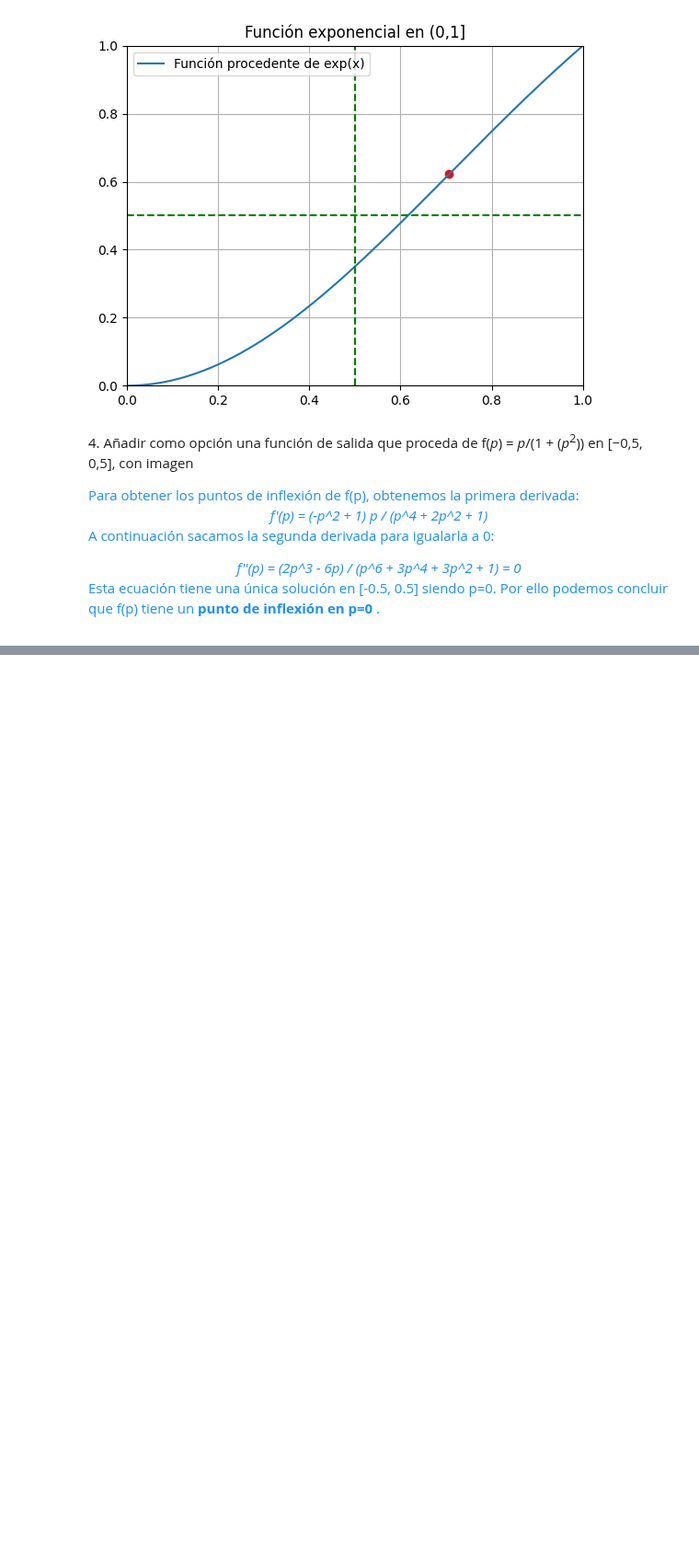
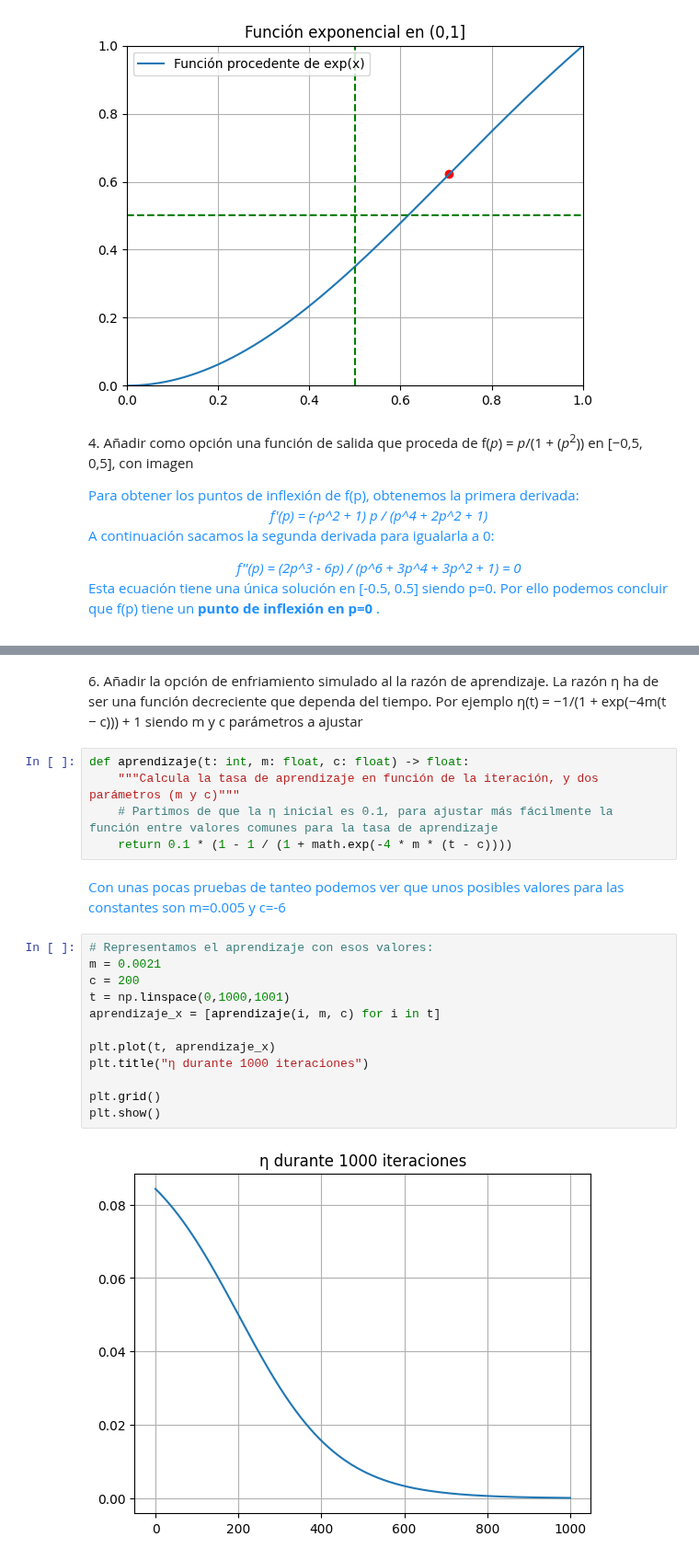
Before and after one commit to Apriea04/ComputacionNeuronalEvolutiva, a Jupyter notebook: Computación Evolutiva/Práctica 0/Pate 2.ipynb, the cells around one changed output, grey strips where cells are left out. Shown at 92% size. Drawn from its saved outputs; the diff is of its cells as text; blank space fills up the shorter version.

```diff
--- a/Computación Evolutiva/Práctica 0/Pate 2.ipynb
+++ b/Computación Evolutiva/Práctica 0/Pate 2.ipynb
@@ -214,3 +214,26 @@ plt.legend(["Función procedente x/(1+x^2)"])
 plt.show()
 # %% [output]
 [figure]
+# %% [markdown]
+6\. Añadir la opción de enfriamiento simulado al la razón de aprendizaje. La razón η ha de ser una función decreciente que dependa del tiempo. Por ejemplo η(t) = −1/(1 + exp(−4m(t − c))) + 1 siendo m y c parámetros a ajustar
+# %%
+def aprendizaje(t: int, m: float, c: float) -> float:
+    """Calcula la tasa de aprendizaje en función de la iteración, y dos parámetros (m y c)"""
+    # Partimos de que la η inicial es 0.1, para ajustar más fácilmente la función entre valores comunes para la tasa de aprendizaje
+    return 0.1 * (1 - 1 / (1 + math.exp(-4 * m * (t - c))))
+# %% [markdown]
+<div style="color: DodgerBlue;">Con unas pocas pruebas de tanteo podemos ver que unos posibles valores para las constantes son m=0.005 y c=-6</div>
+# %%
+# Representamos el aprendizaje con esos valores:
+m = 0.0021
+c = 200
+t = np.linspace(0,1000,1001)
+aprendizaje_x = [aprendizaje(i, m, c) for i in t]
+
+plt.plot(t, aprendizaje_x)
+plt.title("η durante 1000 iteraciones")
+
+plt.grid()
+plt.show()
+# %% [output]
+[figure, added]
```
Also changed, not shown: parts of 7 cells of this notebook, 1 other file.
